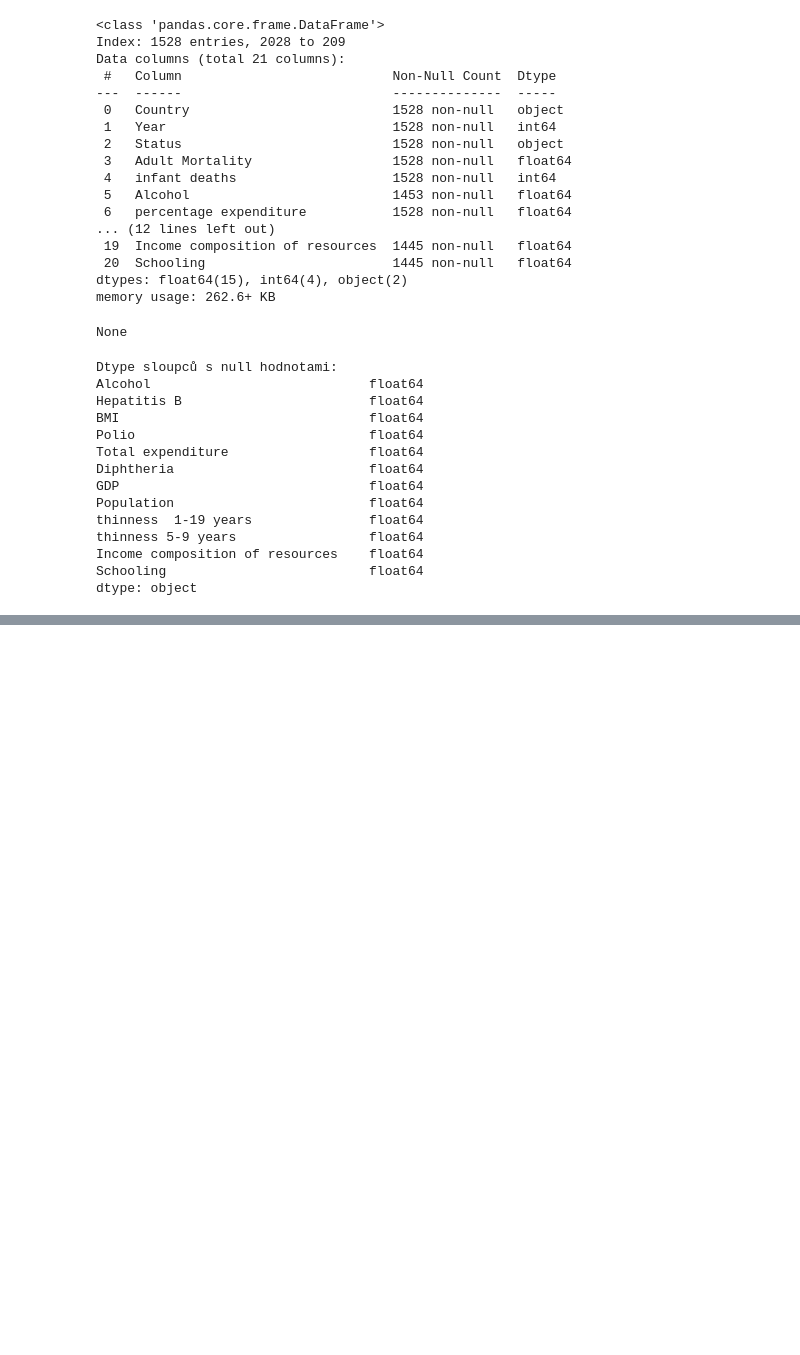
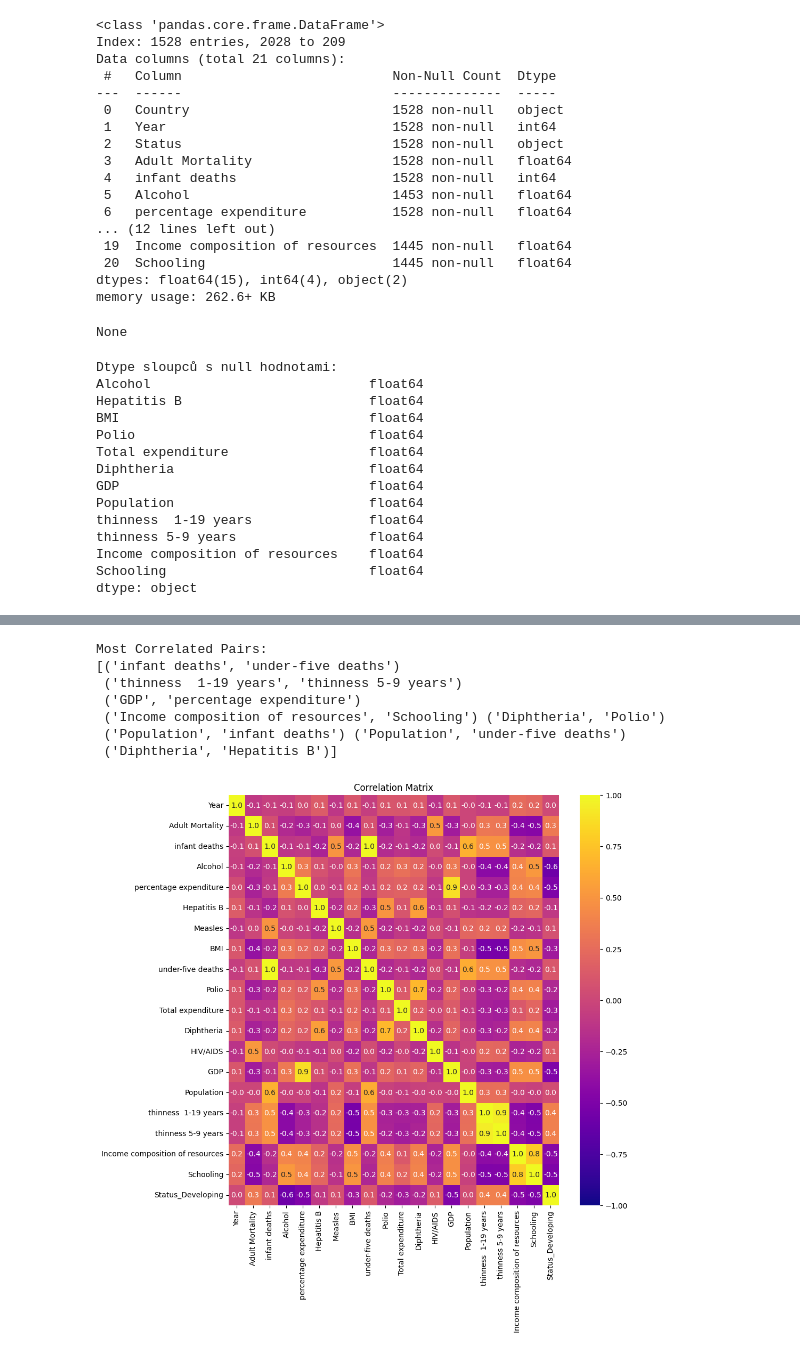
Before and after one commit to xsenyaaax/bi-ml1-2023, a Jupyter notebook: 02/homework_02.ipynb, the cells around one changed output, grey strips where cells are left out. Saved outputs shown, nothing was run; the diff lists cells and outputs as text; code cells hidden in the pictures; blank space fills up the shorter version.

```diff
--- a/02/homework_02.ipynb
+++ b/02/homework_02.ipynb
@@ -272,4 +271,4 @@ None
 # %%
-X_train_encoded = pd.get_dummies(Xtrain, columns=['Status'], drop_first=True)
-X_val_encoded = pd.get_dummies(Xval, columns=['Status'], drop_first=True)
-X_test_encoded = pd.get_dummies(Xtest, columns=['Status'], drop_first=True)
+Xtrain = pd.get_dummies(Xtrain, columns=['Status'], drop_first=True)
+Xval = pd.get_dummies(Xval, columns=['Status'], drop_first=True)
+Xtest = pd.get_dummies(Xtest, columns=['Status'], drop_first=True)
@@ -296,0 +285,25 @@ None
+# %%
+correlation_matrix = Xtrain.corr()
+
+correlation_pairs = correlation_matrix.unstack().sort_values(ascending=False)
+most_correlated_pairs = correlation_pairs[correlation_pairs < 1].head(15)
+most_correlated_features = most_correlated_pairs.index.to_frame(index=False)
+
+unique_most_correlated_pairs = most_correlated_features.apply(lambda x: tuple(sorted(x)), axis=1).unique()
+
+print("Most Correlated Pairs:")
+print(unique_most_correlated_pairs)
+
+plt.figure(figsize=(10,10))
+sns.heatmap(correlation_matrix, annot=True, cmap='plasma', vmin=-1, vmax=1, fmt=".1f")
+plt.title('Correlation Matrix')
+plt.show()
+# %% [output]
+Most Correlated Pairs:
+[('infant deaths', 'under-five deaths')
+ ('thinness  1-19 years', 'thinness 5-9 years')
+ ('GDP', 'percentage expenditure')
+ ('Income composition of resources', 'Schooling') ('Diphtheria', 'Polio')
+ ('Population', 'infant deaths') ('Population', 'under-five deaths')
+ ('Diphtheria', 'Hepatitis B')]
+[figure, added]
```
Also changed, not shown: parts of 48 cells of this notebook.
